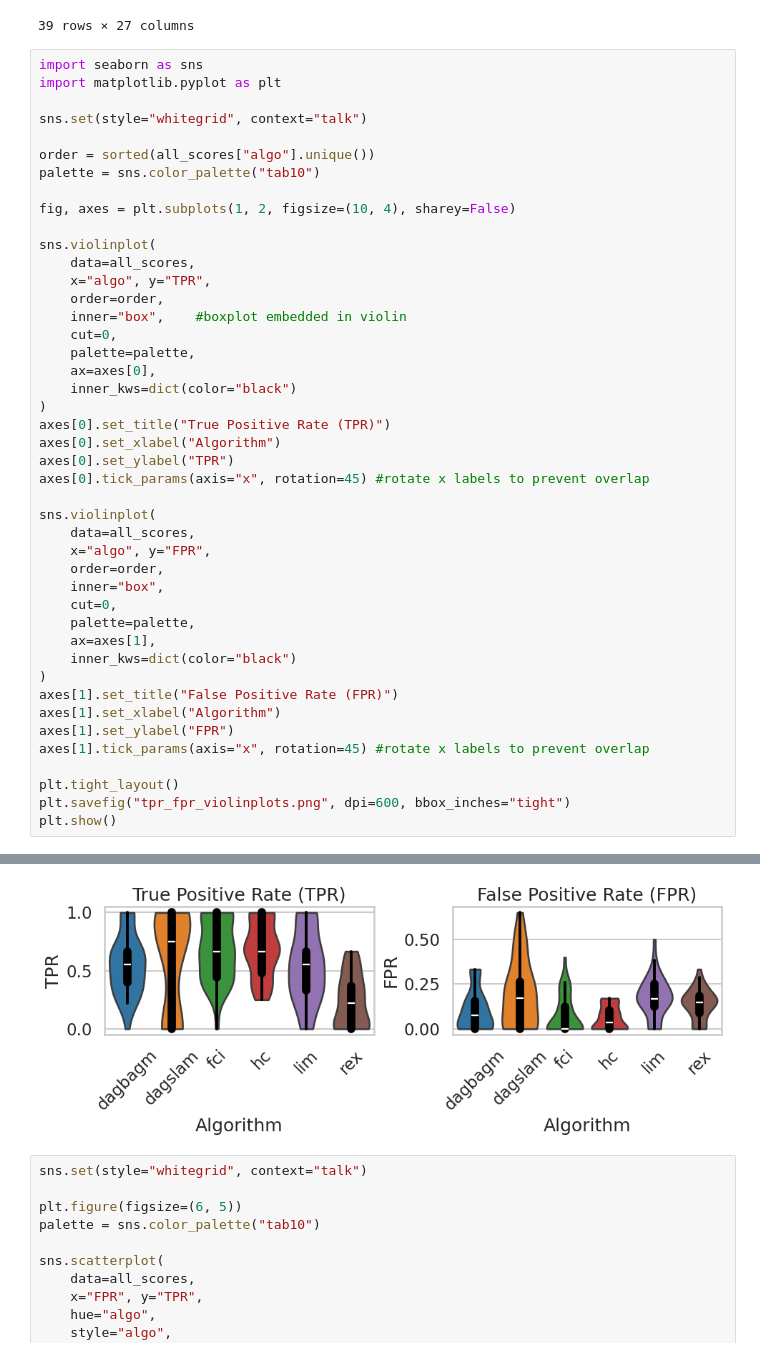
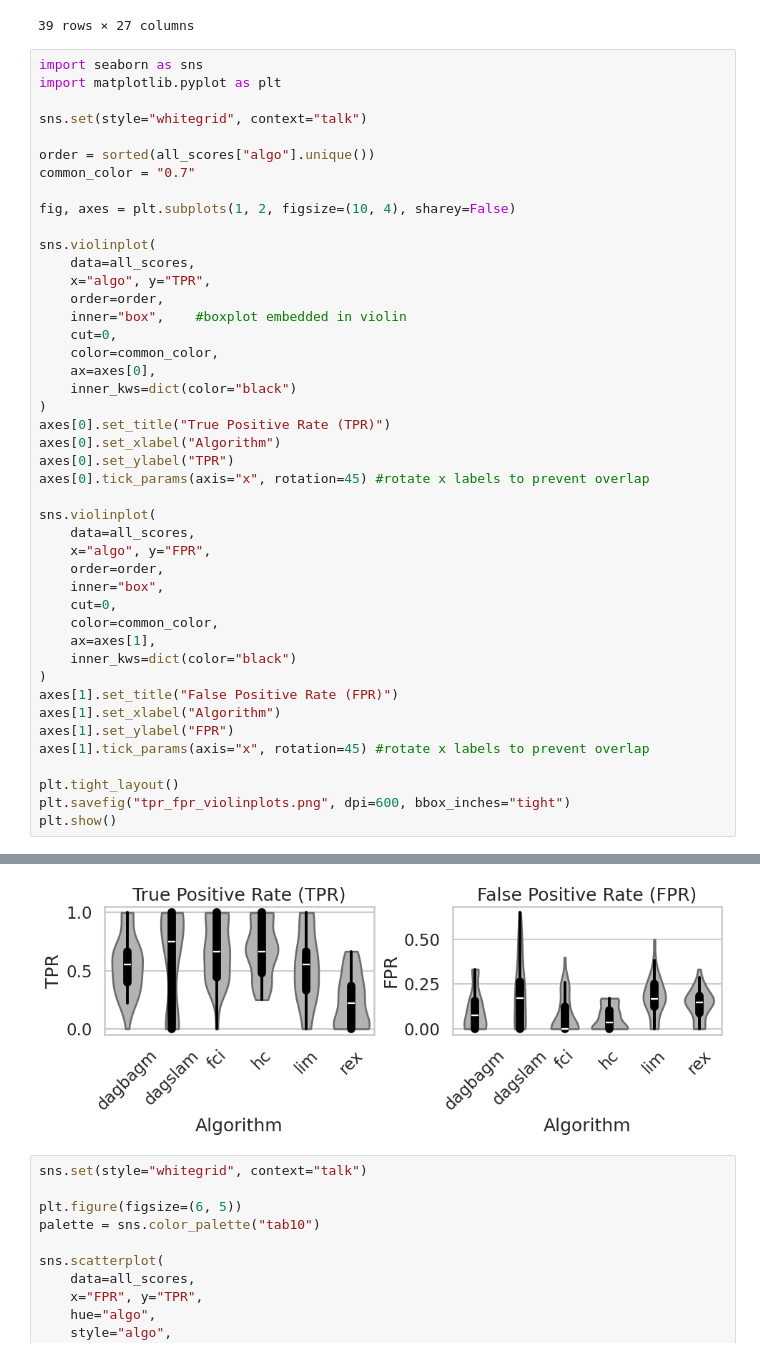
Before and after one commit to wigglypint/thesis, a Jupyter notebook: recidivism-causal/notebooks/score_plots.ipynb, the cells around one changed output, grey strips where cells are left out. Drawn from its saved outputs; the diff is of its cells as text.

```diff
--- a/recidivism-causal/notebooks/score_plots.ipynb
+++ b/recidivism-causal/notebooks/score_plots.ipynb
@@ -90,7 +90,7 @@ import matplotlib.pyplot as plt
 sns.set(style="whitegrid", context="talk")
 
 order = sorted(all_scores["algo"].unique())
-palette = sns.color_palette("tab10")
+common_color = "0.7"
 
 fig, axes = plt.subplots(1, 2, figsize=(10, 4), sharey=False)
 
@@ -100,7 +100,7 @@ sns.violinplot(
     order=order,
     inner="box",    #boxplot embedded in violin
     cut=0,
-    palette=palette,
+    color=common_color,
     ax=axes[0],
     inner_kws=dict(color="black")
 )
@@ -115,7 +115,7 @@ sns.violinplot(
     order=order,
     inner="box",
     cut=0,
-    palette=palette,
+    color=common_color,
     ax=axes[1],
     inner_kws=dict(color="black")
 )
@@ -138,4 +131,4 @@ Passing `palette` without assigning `hue` is deprecated and will be removed in v
-[figure, old version]
+[figure, new version]
 # %%
 sns.set(style="whitegrid", context="talk")
 
```
Also changed, not shown: parts of 6 cells of this notebook, 7 other files.
